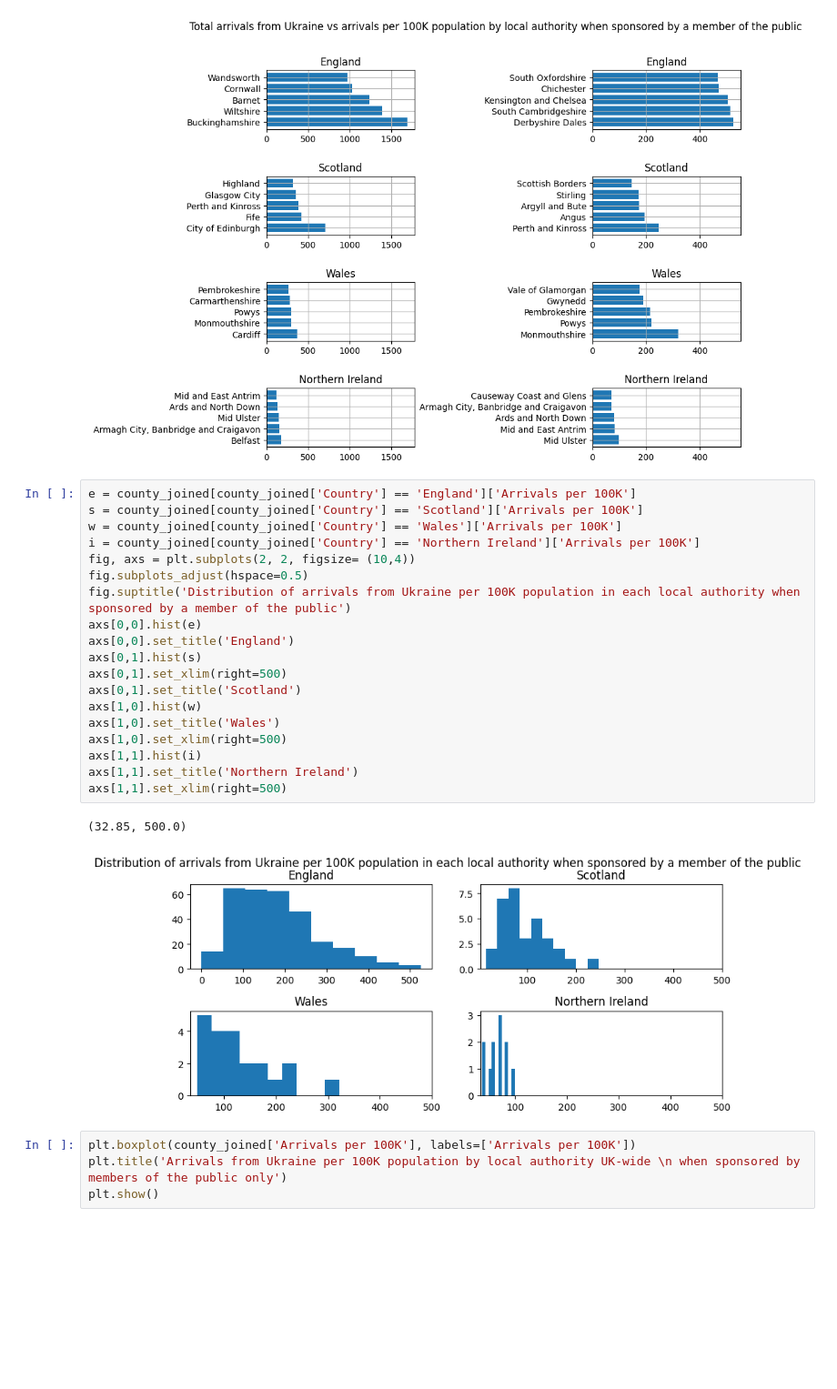
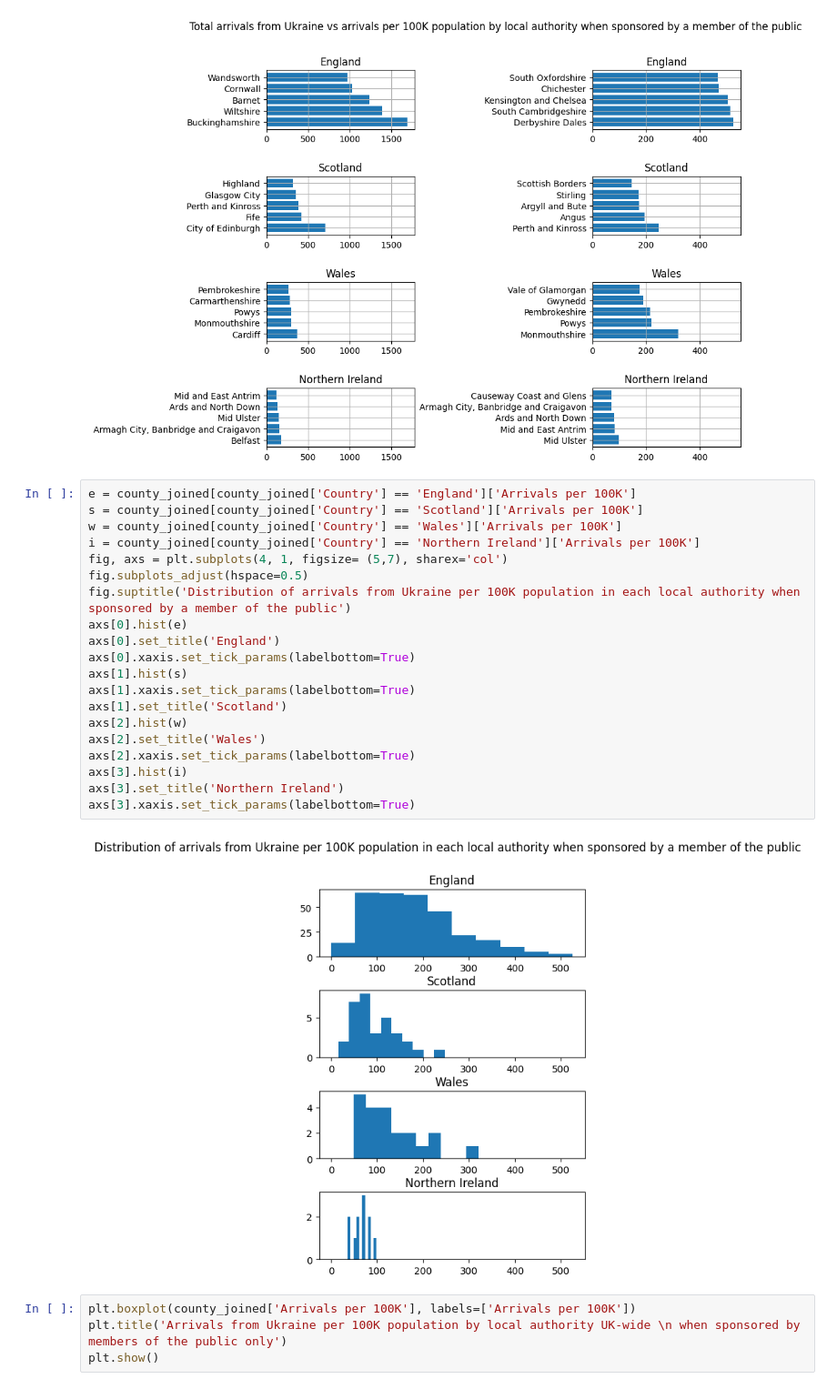
Before and after one commit to yuliiabosher/Python-with-Data-course, a Jupyter notebook: Worksheets/Data_Exploration_project.ipynb, the cells around one changed output. Shown: that part at 91% size. Cells and saved outputs as stored; diff of their text form; blank space fills up the shorter version.

```diff
--- a/Worksheets/Data_Exploration_project.ipynb
+++ b/Worksheets/Data_Exploration_project.ipynb
@@ -350,25 +343,25 @@ axs[3,0].xaxis.set_tick_params(labelbottom=True)
 # %%
 e = county_joined[county_joined['Country'] == 'England']['Arrivals per 100K']
 s = county_joined[county_joined['Country'] == 'Scotland']['Arrivals per 100K']
 w = county_joined[county_joined['Country'] == 'Wales']['Arrivals per 100K']
 i = county_joined[county_joined['Country'] == 'Northern Ireland']['Arrivals per 100K']
-fig, axs = plt.subplots(2, 2, figsize= (10,4))
+fig, axs = plt.subplots(4, 1, figsize= (5,7), sharex='col')
 fig.subplots_adjust(hspace=0.5)
 fig.suptitle('Distribution of arrivals from Ukraine per 100K population in each local authority when sponsored by a member of the public')
-axs[0,0].hist(e)
-axs[0,0].set_title('England')
-axs[0,1].hist(s)
-axs[0,1].set_xlim(right=500)
-axs[0,1].set_title('Scotland')
-axs[1,0].hist(w)
-axs[1,0].set_title('Wales')
-axs[1,0].set_xlim(right=500)
-axs[1,1].hist(i)
-axs[1,1].set_title('Northern Ireland')
-axs[1,1].set_xlim(right=500)
+axs[0].hist(e)
+axs[0].set_title('England')
+axs[0].xaxis.set_tick_params(labelbottom=True)
+axs[1].hist(s)
+axs[1].xaxis.set_tick_params(labelbottom=True)
+axs[1].set_title('Scotland')
+axs[2].hist(w)
+axs[2].set_title('Wales')
+axs[2].xaxis.set_tick_params(labelbottom=True)
+axs[3].hist(i)
+axs[3].set_title('Northern Ireland')
+axs[3].xaxis.set_tick_params(labelbottom=True)
 # %% [output]
-(32.85, 500.0)
-[figure, old version]
+[figure, new version]
 # %%
 plt.boxplot(county_joined['Arrivals per 100K'], labels=['Arrivals per 100K'])
 plt.title('Arrivals from Ukraine per 100K population by local authority UK-wide \n when sponsored by members of the public only')
```
Also changed, not shown: parts of 3 cells of this notebook.
